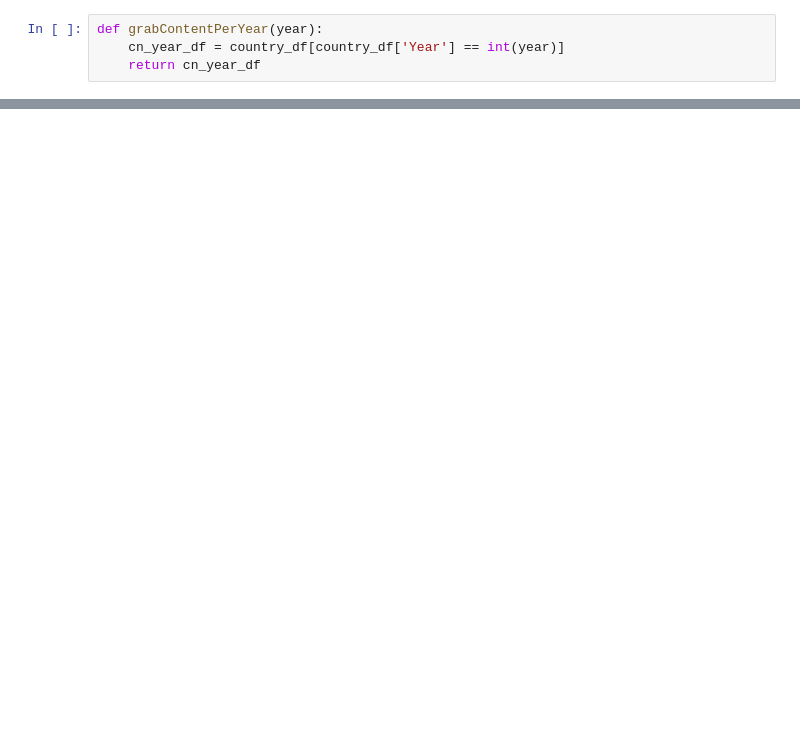
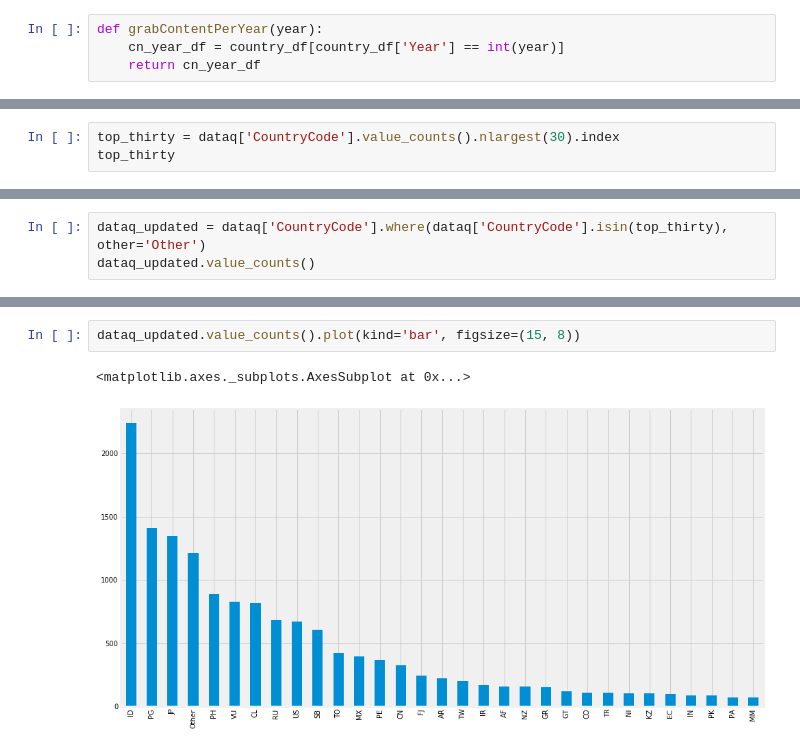
Before and after one commit to chaotic-enigma/ETS_P, a Jupyter notebook: CountryYearAnimation.ipynb, the cells around one changed output, grey strips where cells are left out. Cells and saved outputs as stored; diff of their text form; blank space fills up the shorter version.

```diff
--- a/CountryYearAnimation.ipynb
+++ b/CountryYearAnimation.ipynb
@@ -95,0 +120,3 @@ fig.show()
+# %%
+top_thirty = dataq['CountryCode'].value_counts().nlargest(30).index
+top_thirty
@@ -95,0 +128,3 @@ fig.show()
+# %%
+dataq_updated = dataq['CountryCode'].where(dataq['CountryCode'].isin(top_thirty), other='Other')
+dataq_updated.value_counts()
@@ -95,0 +149,5 @@ fig.show()
+# %%
+dataq_updated.value_counts().plot(kind='bar', figsize=(15, 8))
+# %% [output]
+<matplotlib.axes._subplots.AxesSubplot at 0x...>
+[figure, added]
```
Also changed, not shown: parts of 12 cells of this notebook, 7 other files.
